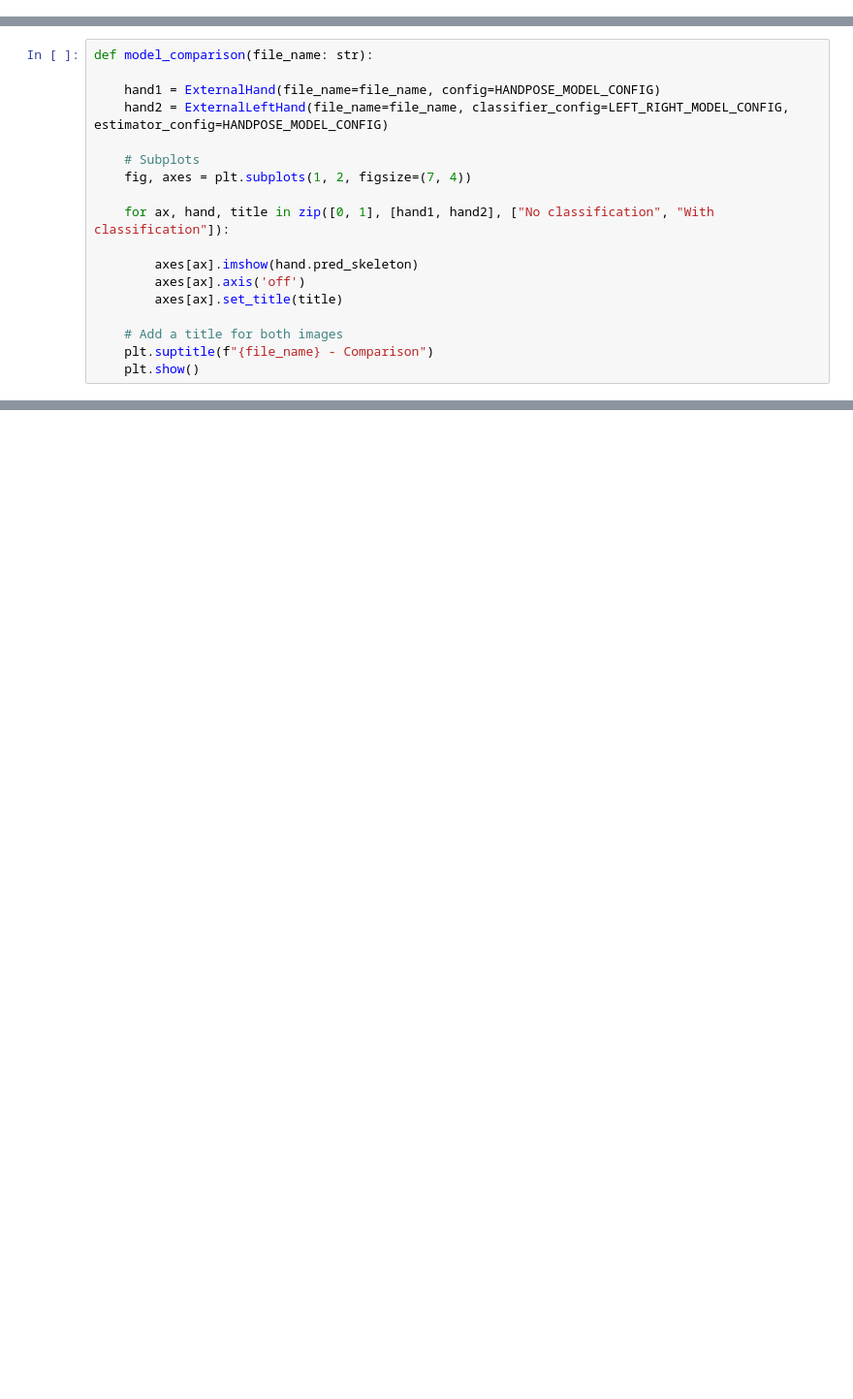
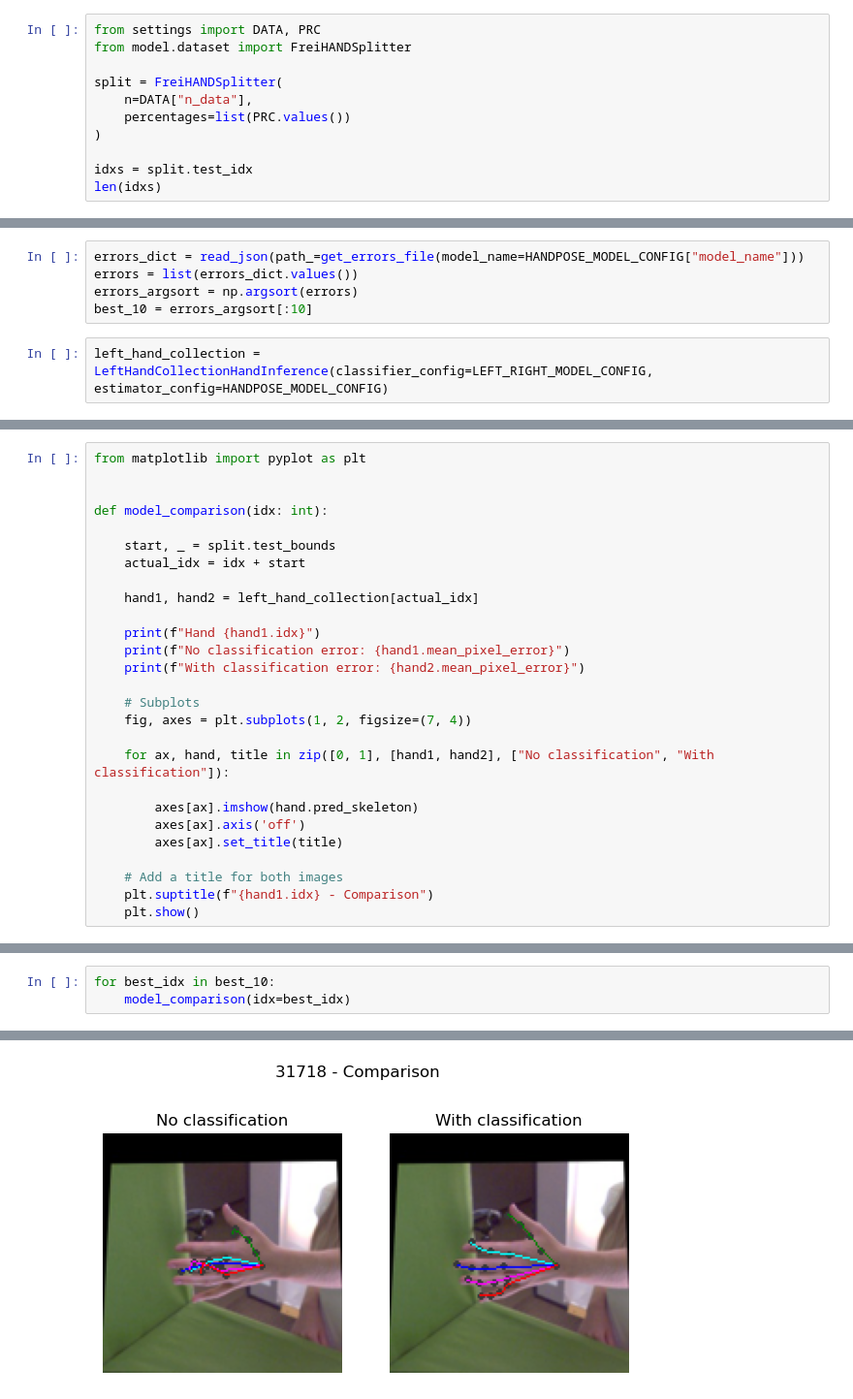
Before and after one commit to Quinta13/ML_project, a Jupyter notebook: notebooks/5-LeftHand-Inference.ipynb, the cells around one changed output, grey strips where cells are left out. Shown at 97% size. Saved outputs shown, nothing was run; the diff lists cells and outputs as text; blank space fills up the shorter version.

```diff
--- a/notebooks/5-LeftHand-Inference.ipynb
+++ b/notebooks/5-LeftHand-Inference.ipynb
@@ -13,0 +9,11 @@ from settings import LEFT_RIGHT_MODEL_CONFIG, HANDPOSE_MODEL_CONFIG
+# %%
+from settings import DATA, PRC
+from model.dataset import FreiHANDSplitter
+
+split = FreiHANDSplitter(
+    n=DATA["n_data"],
+    percentages=list(PRC.values())
+)
+
+idxs = split.test_idx
+len(idxs)
@@ -13,0 +84,7 @@ from settings import LEFT_RIGHT_MODEL_CONFIG, HANDPOSE_MODEL_CONFIG
+# %%
+errors_dict = read_json(path_=get_errors_file(model_name=HANDPOSE_MODEL_CONFIG["model_name"]))
+errors = list(errors_dict.values())
+errors_argsort = np.argsort(errors)
+best_10 = errors_argsort[:10]
+# %%
+left_hand_collection = LeftHandCollectionHandInference(classifier_config=LEFT_RIGHT_MODEL_CONFIG, estimator_config=HANDPOSE_MODEL_CONFIG)
@@ -14,8 +93,17 @@ from settings import LEFT_RIGHT_MODEL_CONFIG, HANDPOSE_MODEL_CONFIG
 # %%
-def model_comparison(file_name: str):
+from matplotlib import pyplot as plt
 
-    hand1 = ExternalHand(file_name=file_name, config=HANDPOSE_MODEL_CONFIG)
-    hand2 = ExternalLeftHand(file_name=file_name, classifier_config=LEFT_RIGHT_MODEL_CONFIG, estimator_config=HANDPOSE_MODEL_CONFIG)
+
+def model_comparison(idx: int):
+
+    start, _ = split.test_bounds
+    actual_idx = idx + start
+
+    hand1, hand2 = left_hand_collection[actual_idx]
+
+    print(f"Hand {hand1.idx}")
+    print(f"No classification error: {hand1.mean_pixel_error}")
+    print(f"With classification error: {hand2.mean_pixel_error}")
 
     # Subplots
     fig, axes = plt.subplots(1, 2, figsize=(7, 4))
@@ -27,5 +115,5 @@ def model_comparison(file_name: str):
         axes[ax].set_title(title)
 
     # Add a title for both images
-    plt.suptitle(f"{file_name} - Comparison")
+    plt.suptitle(f"{hand1.idx} - Comparison")
     plt.show()
@@ -100,0 +120,4 @@ for i in range(1, n+1):
+# %%
+for best_idx in best_10:
+    model_comparison(idx=best_idx)
+# %% [output]
@@ -100,0 +127 @@ for i in range(1, n+1):
+[figure, added]
```
Also changed, not shown: parts of 33 cells of this notebook, 6 other files.
